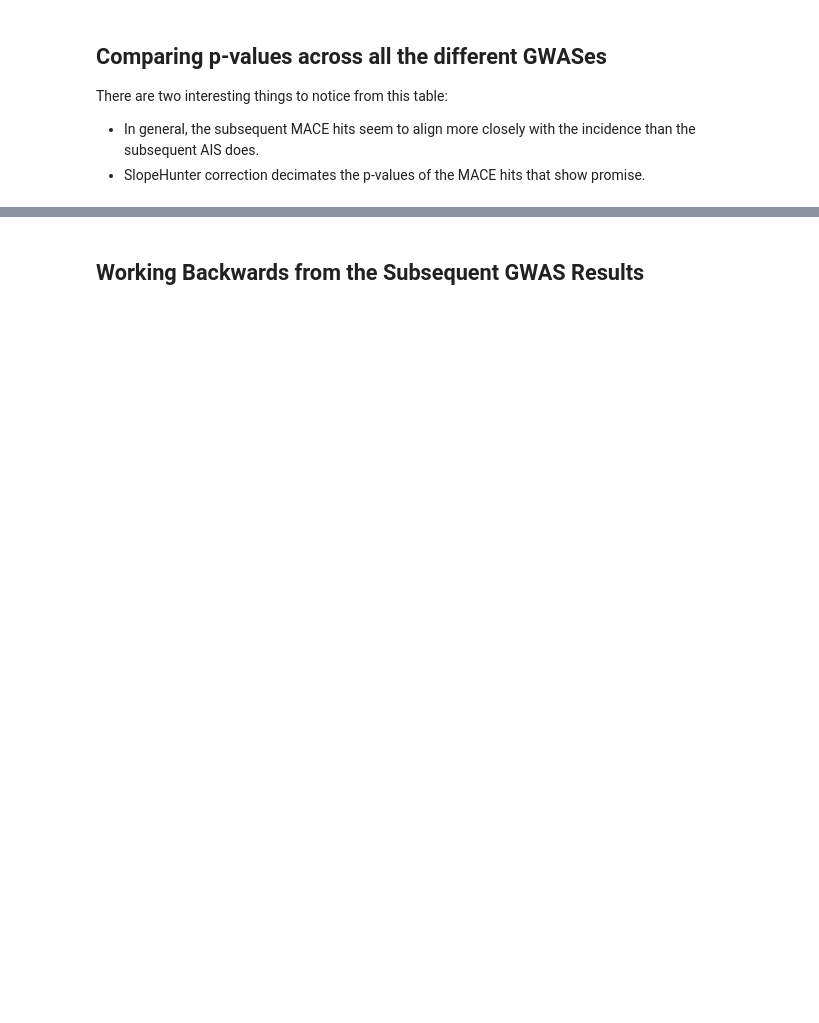
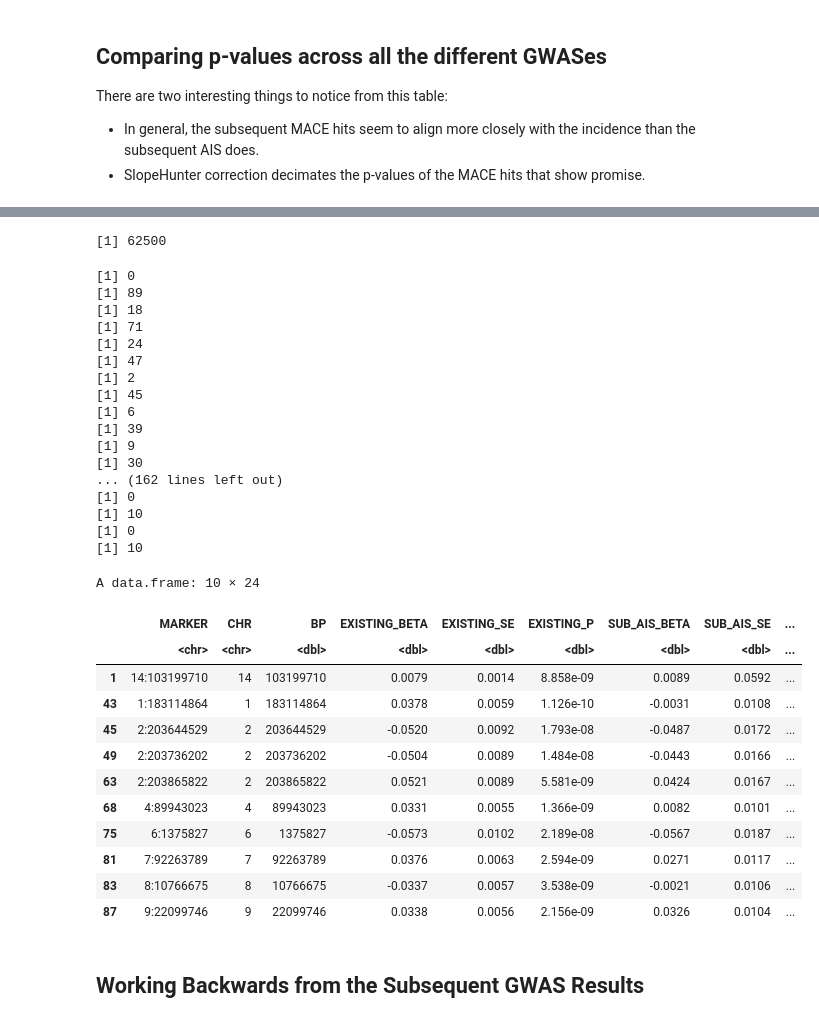
Before and after one commit to andrew-e/bristol-projects-public, a Jupyter notebook: docs/gwas_comparisons.ipynb, the cells around one changed output, grey strips where cells are left out. Drawn from its saved outputs; the diff is of its cells as text; code cells hidden in the pictures; blank space fills up the shorter version.

```diff
--- a/docs/gwas_comparisons.ipynb
+++ b/docs/gwas_comparisons.ipynb
@@ -166,3 +196,44 @@ A data.table: 156 × 6
+# %%
+source("gwas_data_helpers.R")
+
+floor(125000/2)
+testout <- significant_first_ais_comparison
+testout <- separate(data = testout, col = "MARKER", into = c("CHR", "BP"), sep = ":", remove = F)
+testout$BP <- as.numeric(testout$BP)
+testout <- basic_snp_pruning(testout, p_value_column="EXISTING_P", range=125000)
+testout
+# %% [output]
+[1] 62500
+[1] 0
+[1] 89
+[1] 18
+[1] 71
+[1] 24
+[1] 47
+[1] 2
+[1] 45
+[1] 6
+[1] 39
+[1] 9
+[1] 30
+... (162 lines left out)
+[1] 0
+[1] 10
+[1] 0
+[1] 10
+A data.frame: 10 × 24
+|  | MARKER | CHR | BP | EXISTING_BETA | EXISTING_SE | EXISTING_P | SUB_AIS_BETA | SUB_AIS_SE | ... |
+|  | <chr> | <chr> | <dbl> | <dbl> | <dbl> | <dbl> | <dbl> | <dbl> | ... |
+| 1 | 14:103199710 | 14 | 103199710 | 0.0079 | 0.0014 | 8.858e-09 | 0.0089 | 0.0592 | ... |
+| 43 | 1:183114864 | 1 | 183114864 | 0.0378 | 0.0059 | 1.126e-10 | -0.0031 | 0.0108 | ... |
+| 45 | 2:203644529 | 2 | 203644529 | -0.0520 | 0.0092 | 1.793e-08 | -0.0487 | 0.0172 | ... |
+| 49 | 2:203736202 | 2 | 203736202 | -0.0504 | 0.0089 | 1.484e-08 | -0.0443 | 0.0166 | ... |
+| 63 | 2:203865822 | 2 | 203865822 | 0.0521 | 0.0089 | 5.581e-09 | 0.0424 | 0.0167 | ... |
+| 68 | 4:89943023 | 4 | 89943023 | 0.0331 | 0.0055 | 1.366e-09 | 0.0082 | 0.0101 | ... |
+| 75 | 6:1375827 | 6 | 1375827 | -0.0573 | 0.0102 | 2.189e-08 | -0.0567 | 0.0187 | ... |
+| 81 | 7:92263789 | 7 | 92263789 | 0.0376 | 0.0063 | 2.594e-09 | 0.0271 | 0.0117 | ... |
+| 83 | 8:10766675 | 8 | 10766675 | -0.0337 | 0.0057 | 3.538e-09 | -0.0021 | 0.0106 | ... |
+| 87 | 9:22099746 | 9 | 22099746 | 0.0338 | 0.0056 | 2.156e-09 | 0.0326 | 0.0104 | ... |
 # %% [markdown]
 ## Working Backwards from the Subsequent GWAS Results
 # %%
```
Also changed, not shown: parts of 6 cells of this notebook, 1 other file.
